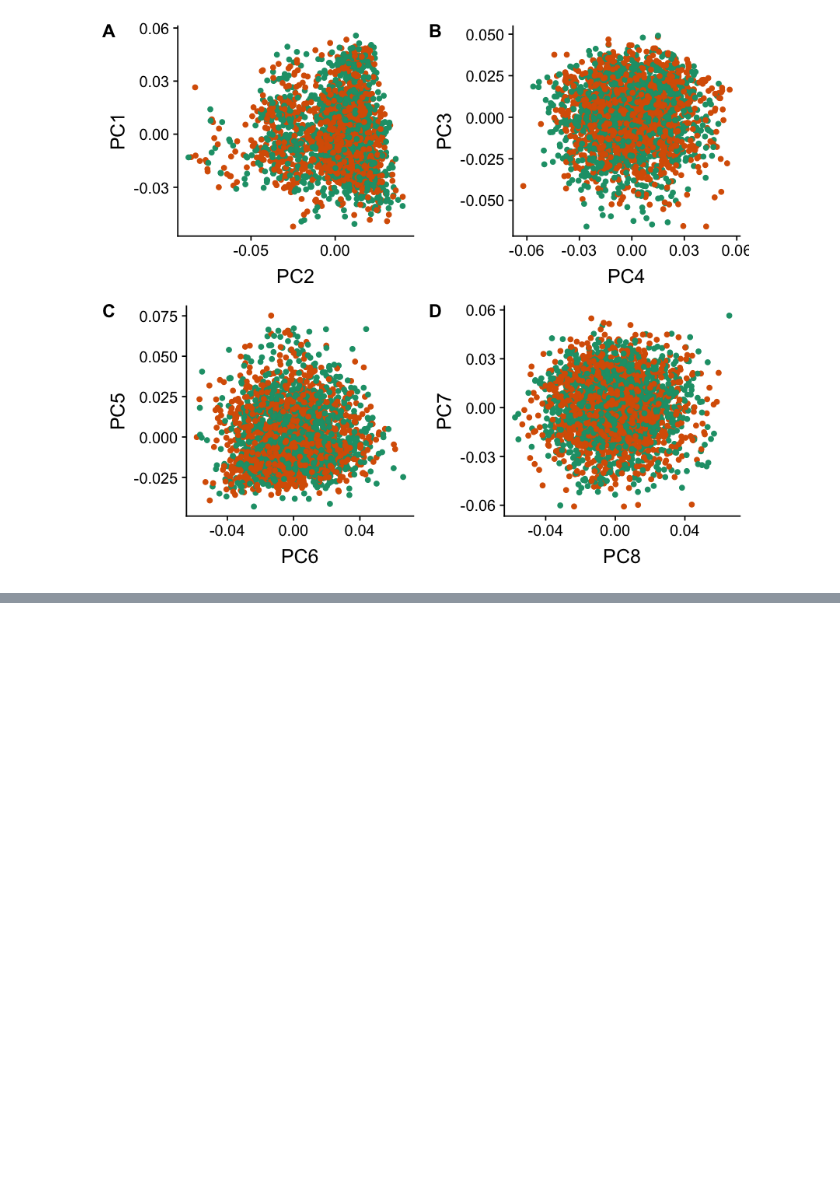
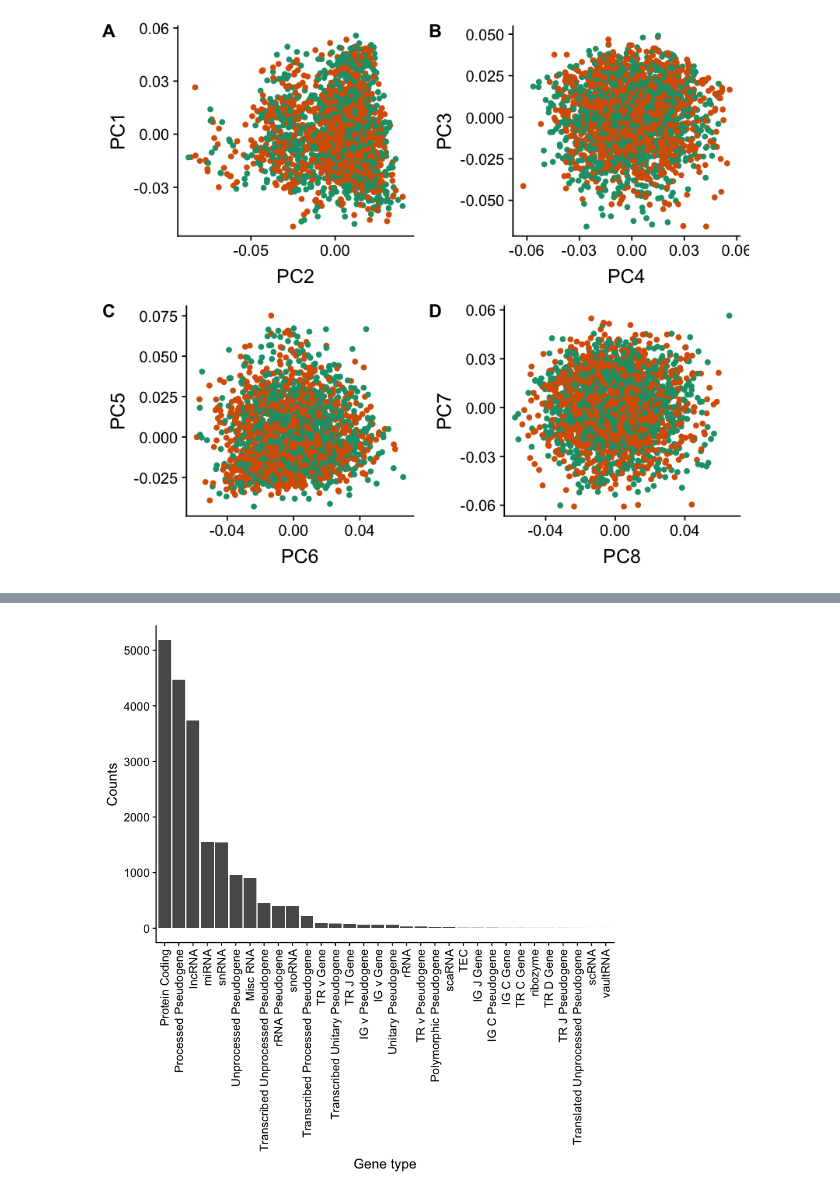
Before and after one commit to hclimente/genewa, a Jupyter notebook: manuscript/supp_figures.ipynb, the cells around one changed output, grey strips where cells are left out. Drawn from its saved outputs; the diff is of its cells as text; code cells hidden in the pictures; blank space fills up the shorter version.

```diff
--- a/manuscript/supp_figures.ipynb
+++ b/manuscript/supp_figures.ipynb
@@ -73,0 +80,32 @@ ggsave('figures/sfigure_1.pdf', sf1, width=7, height=6)
+# %%
+hgnc <- read_tsv('../results/preprocessing/non_alt_loci_set.txt', col_types = cols(.default = "c")) %>%
+    select(symbol, ensembl_gene_id)
+ppi <- read_tsv('../results/preprocessing/hint.ht_complex.hgnc.pseudo.tab2', col_types = cols(.default = "c")) %>%
+    select(`Official Symbol Interactor A`, `Official Symbol Interactor B`) %>%
+    graph_from_data_frame(directed = FALSE) %>%
+    as_tbl_graph
+gene_types <- read_tsv('../results/bad_genes/gencode.v31.annotation.gff3', comment = '#',
+                       col_names = FALSE, col_types = cols(.default = "c")) %>%
+    filter(X3 == 'gene') %>%
+    select(X9) %>%
+    mutate(X9 = gsub('ID=', '', X9),
+           X9 = gsub('\\.[0-9]+;gene_id.+gene_type=', ';', X9),
+           X9 = gsub(';gene_name.+', '', X9)) %>%
+    separate(X9, into = c('ensembl_gene_id','type'), sep = ';') %>%
+    inner_join(hgnc, by = "ensembl_gene_id")
+
+genes_icogs <- read_tsv('../results/preprocessing/snp2hgnc.tsv', col_types = 'cc')$gene %>% unique
+genes_hint <- as_tibble(ppi)$name
+
+sf2 <- filter(gene_types, symbol %in% setdiff(genes_icogs, genes_hint)) %>%
+    mutate(type = gsub('_', ' ', type),
+           type = ifelse(grepl(' ', type), tools::toTitleCase(type), type)) %>%
+    group_by(type) %>%
+    summarize(n = n()) %>%
+    arrange(-n) %>%
+    ungroup %>%
+    mutate(type = factor(type, levels = type)) %>%
+    ggplot(aes(x = type, y = n)) +
+        geom_bar(stat = 'identity') +
+        labs(x = 'Gene type', y = 'Counts') +
+        theme(axis.text.x = element_text(angle = 90, hjust = 1, vjust = 0.5))
@@ -73,0 +115,6 @@ ggsave('figures/sfigure_1.pdf', sf1, width=7, height=6)
+# %%
+options(repr.plot.width=7.5, repr.plot.height=8)
+sf2
+ggsave('figures/sfigure_2.pdf', sf2, width=7, height=6)
+# %% [output]
+[figure, added]
```
Also changed, not shown: parts of 3 cells of this notebook, 5 other files.
